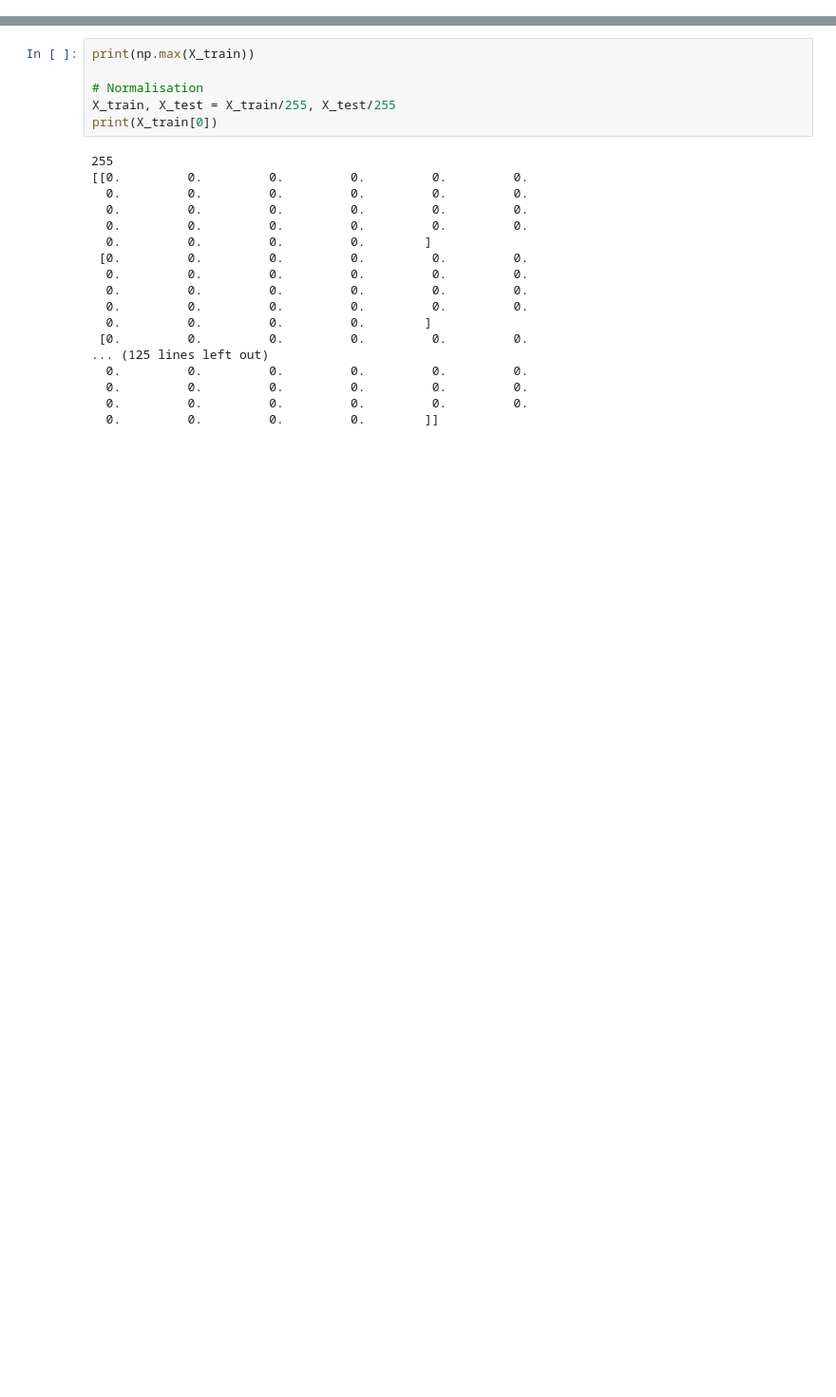
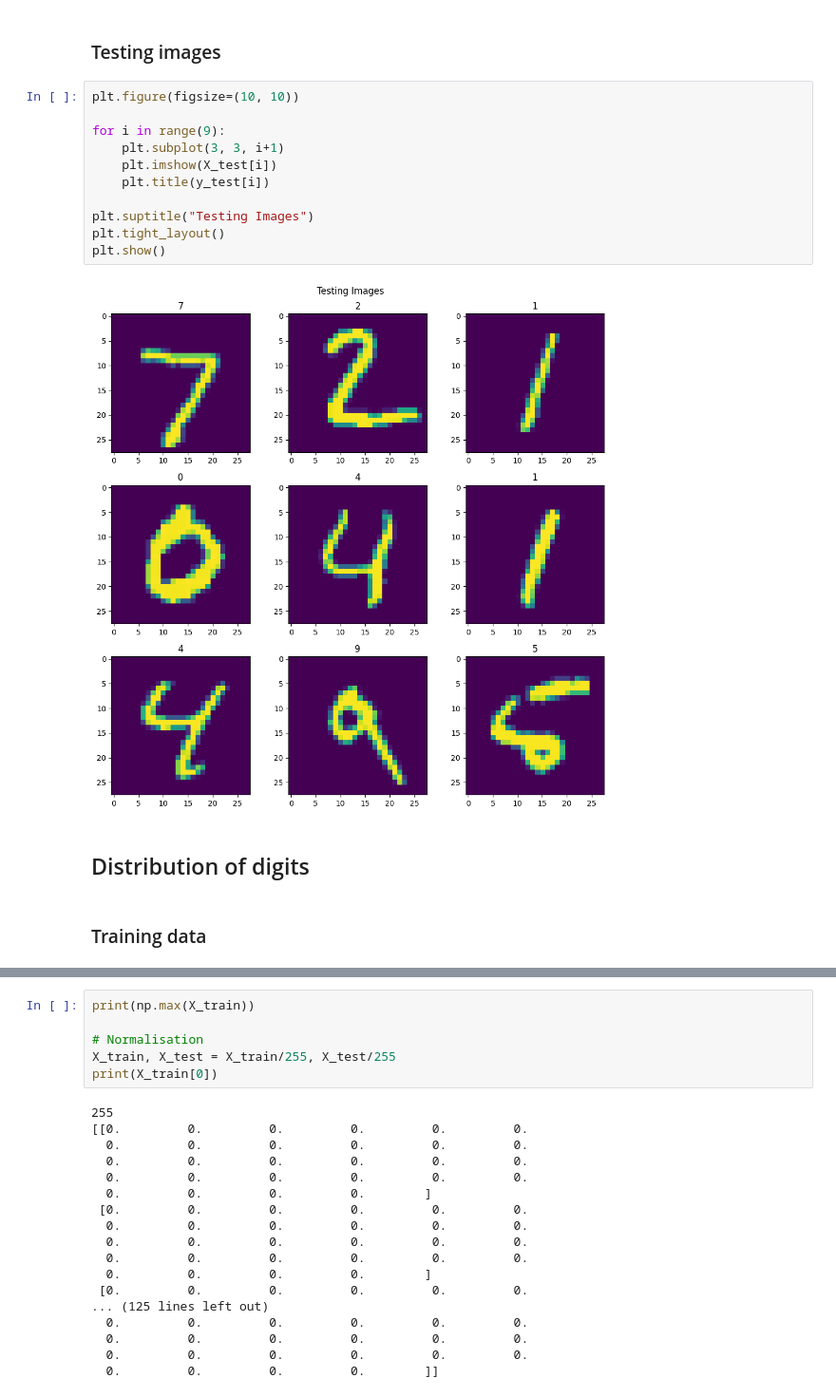
Before and after one commit to ab23ms233/deep-learning, a Jupyter notebook: mnist_analysis.ipynb, the cells around one changed output, grey strips where cells are left out. Shown at 95% size. Drawn from its saved outputs; the diff is of its cells as text; blank space fills up the shorter version.

```diff
--- a/mnist_analysis.ipynb
+++ b/mnist_analysis.ipynb
@@ -28,0 +51,19 @@ plt.show()
+# %% [markdown]
+### Testing images
+# %%
+plt.figure(figsize=(10, 10))
+
+for i in range(9):
+    plt.subplot(3, 3, i+1)
+    plt.imshow(X_test[i])
+    plt.title(y_test[i])
+
+plt.suptitle("Testing Images")
+plt.tight_layout()
+plt.show()
+# %% [output]
+[figure, added]
+# %% [markdown]
+## Distribution of digits
+# %% [markdown]
+### Training data
```
Also changed, not shown: parts of 56 cells of this notebook.
